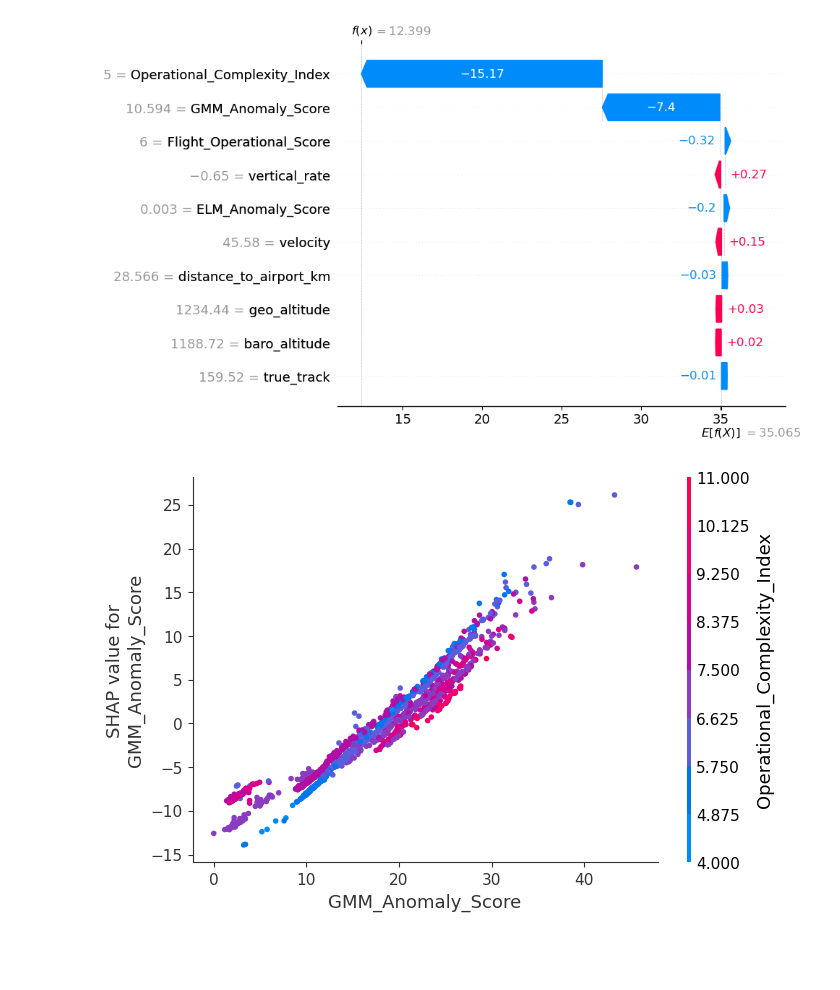
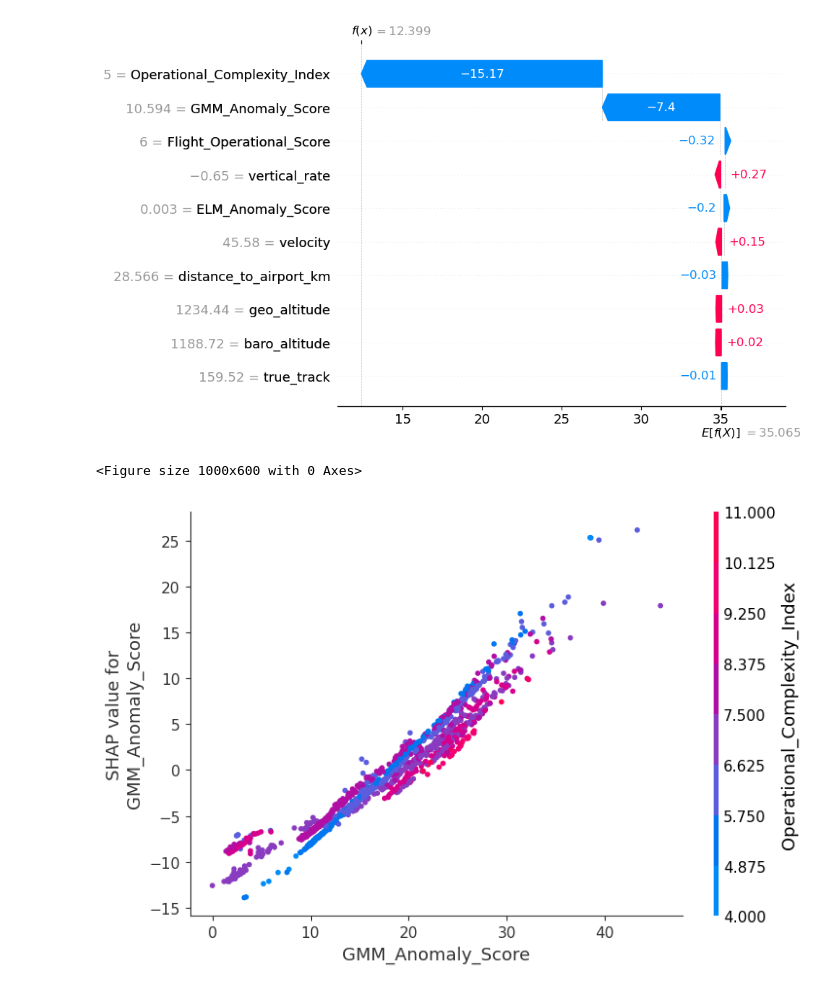
Before and after one commit to darshan-vgithub/Intelligent-Flight-Operations-Analytics-and-Decision-Support-Dashboard, a Jupyter notebook: notebooks/16_Explainable_AI_SHAP.ipynb, the cells around one changed output. Saved outputs shown, nothing was run; the diff lists cells and outputs as text; code cells hidden in the pictures; blank space fills up the shorter version.

```diff
--- a/notebooks/16_Explainable_AI_SHAP.ipynb
+++ b/notebooks/16_Explainable_AI_SHAP.ipynb
@@ -269,14 +299,35 @@ shap.plots.waterfall(
 # %% [output]
 [figure]
-# %%
-# ============================================================
-# SHAP Dependence Plot
-# ============================================================
-
-shap.dependence_plot(
-    "GMM_Anomaly_Score",
-    shap_values,
-    X_test
-)
-# %% [output]
-[figure, removed]
+# %%
+# ============================================================
+# SHAP Dependence Plot
+# ============================================================
+
+import os
+import matplotlib.pyplot as plt
+
+os.makedirs("../dashboard/assets", exist_ok=True)
+
+plt.figure(figsize=(10, 6))
+
+shap.dependence_plot(
+    "GMM_Anomaly_Score",
+    shap_values,
+    X_test,
+    show=False
+)
+
+plt.tight_layout()
+
+plt.savefig(
+    "../dashboard/assets/shap_dependence.png",
+    dpi=300,
+    bbox_inches="tight"
+)
+
+plt.show()
+
+plt.close()
+# %% [output]
+<Figure size 1000x600 with 0 Axes>
+[figure, added]
```
Also changed, not shown: parts of 3 cells of this notebook, 5 other files.
